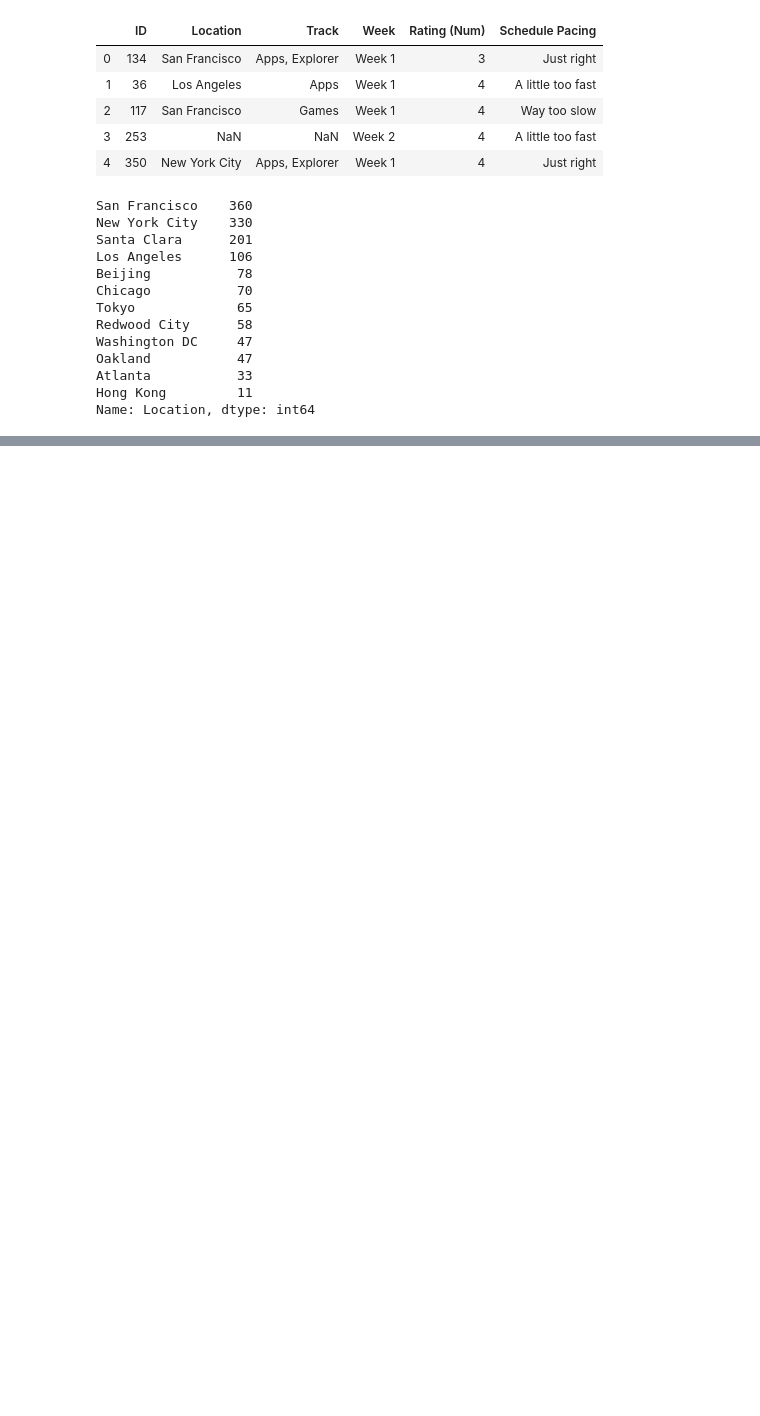
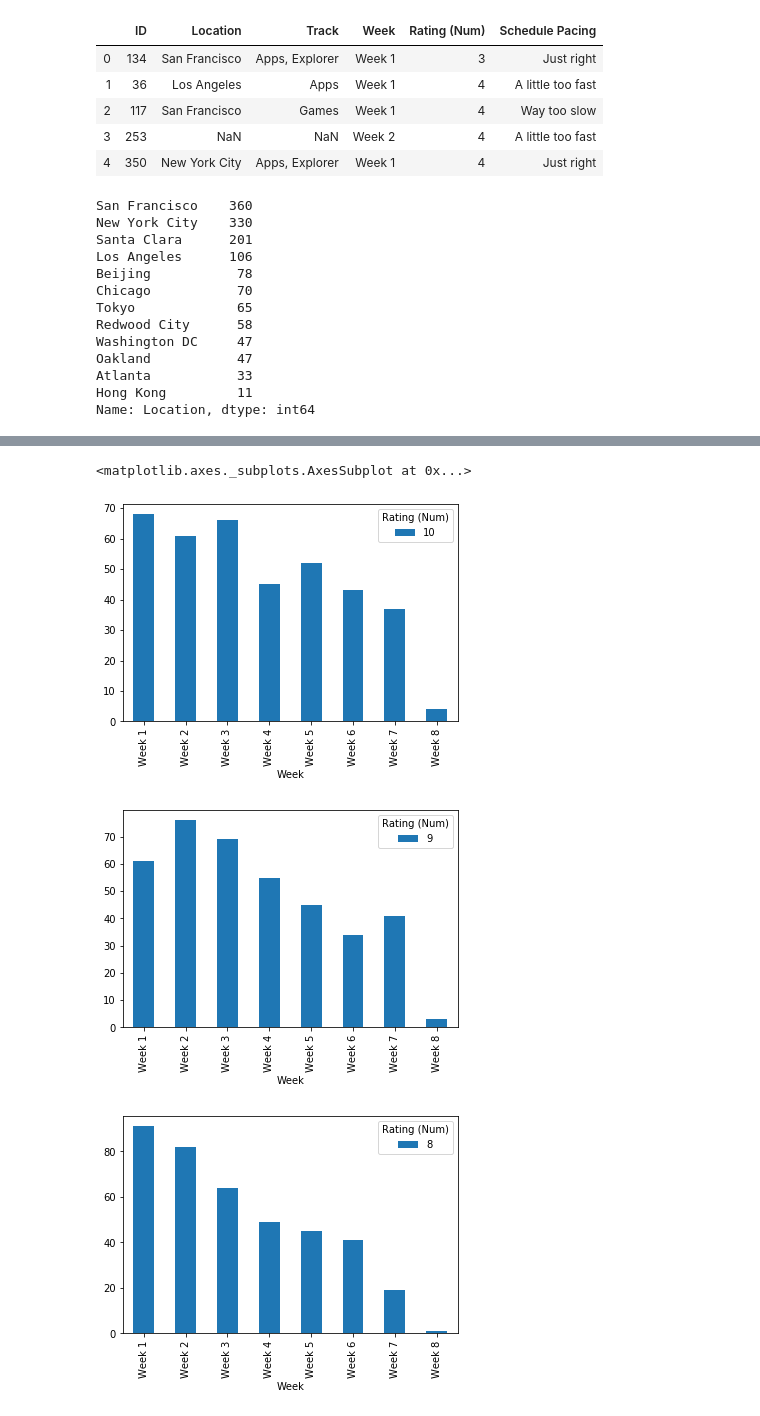
Before and after one commit to APNovichkov/pandas-datascience, a Jupyter notebook: projects/NPS-project/nps_project.ipynb, the cells around one changed output, grey strips where cells are left out. Cells and saved outputs as stored; diff of their text form; code cells hidden in the pictures; blank space fills up the shorter version.

```diff
--- a/projects/NPS-project/nps_project.ipynb
+++ b/projects/NPS-project/nps_project.ipynb
@@ -200,0 +417,10 @@ df.groupby(['Location'])
+# %%
+# Only for 10, 9 and 8 rating
+or_by_week_group[[10]].plot(kind='bar')
+or_by_week_group[[9]].plot(kind='bar')
+or_by_week_group[[8]].plot(kind='bar')
+# %% [output]
+<matplotlib.axes._subplots.AxesSubplot at 0x...>
+[figure, added]
+[figure, added]
+[figure, added]
```
Also changed, not shown: parts of 77 cells of this notebook.
